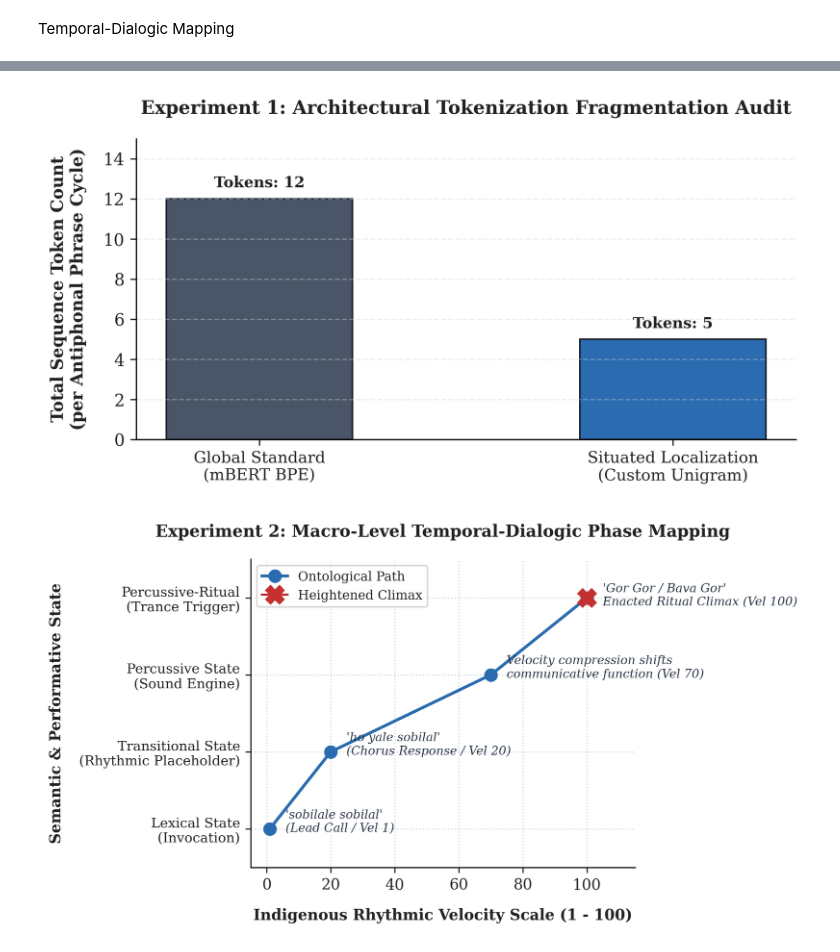
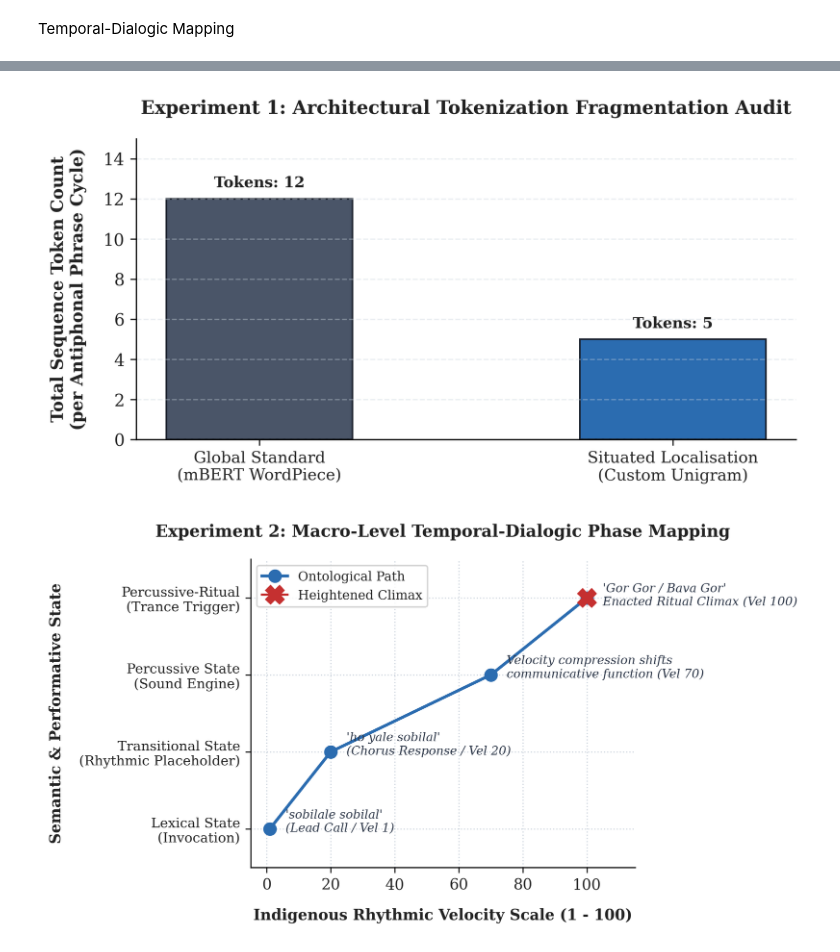
Before and after one commit to raghavrakesh20/Small-projects-practice., a Jupyter notebook: siddi_goma_dhamal_tokenization_audit_ipynb.ipynb, the cells around one changed output, grey strips where cells are left out. Drawn from its saved outputs; the diff is of its cells as text; code cells hidden in the pictures.

```diff
--- a/siddi_goma_dhamal_tokenization_audit_ipynb.ipynb
+++ b/siddi_goma_dhamal_tokenization_audit_ipynb.ipynb
@@ -250,7 +209,7 @@ plt.rcParams['ytick.color'] = '#222222'
 # ==============================================================================
 fig1, ax1 = plt.subplots(figsize=(6.5, 3.5), dpi=300)
 
-models = ['Global Standard\n(mBERT BPE)', 'Situated Localization\n(Custom Unigram)']
+models = ['Global Standard\n(mBERT WordPiece)', 'Situated Localisation\n(Custom Unigram)']
 token_counts = [12, 5]
 
 x = np.arange(len(models))
@@ -304,32 +263,32 @@ ax2.plot(100, 4, marker='X', color='#C53030', markersize=12, label='Heightened C
 ax2.set_xlabel('Indigenous Rhythmic Velocity Scale (1 - 100)', fontsize=10, fontweight='bold', labelpad=10)
 ax2.set_ylabel('Semantic & Performative State', fontsize=10, fontweight='bold', labelpad=10)
 ax2.set_title('Experiment 2: Macro-Level Temporal-Dialogic Phase Mapping', fontsize=11, fontweight='bold', pad=15)
 
 ax2.set_xlim(-5, 115)
 ax2.set_ylim(0.5, 4.5)
 ax2.set_yticks(states_numeric)
 ax2.set_yticklabels(state_labels, fontsize=9)
 
 # Add structural annotations tracking interactive performative turns
 annotations = [
     " 'sobilale sobilal' \n (Lead Call / Vel 1)",
     " 'ho yale sobilal' \n (Chorus Response / Vel 20)",
     " Velocity compression shifts \n communicative function (Vel 70)",
     " 'Gor Gor / Bava Gor' \n Enacted Ritual Climax (Vel 100)"
 ]
 
 for idx, (vel, state) in enumerate(zip(velocities, states_numeric)):
     ax2.annotate(annotations[idx], (vel, state), xytext=(8, -5 if idx==3 else -2),
                  textcoords='offset points', fontsize=8, style='italic', color='#2D3748')
 
 ax2.grid(True, linestyle=':', alpha=0.5, color='#A0AEC0')
 ax2.spines['top'].set_visible(False)
 ax2.spines['right'].set_visible(False)
 ax2.legend(loc='upper left', frameon=True, fontsize=8.5)
 
 plt.tight_layout()
 plt.savefig('Siddi_Temporal_Indigenous_Mapping.png', bbox_inches='tight', dpi=300)
 plt.show()
 # %% [output]
-[figure, old version]
+[figure, new version]
 [figure]
```
Also changed, not shown: parts of 5 cells of this notebook.
